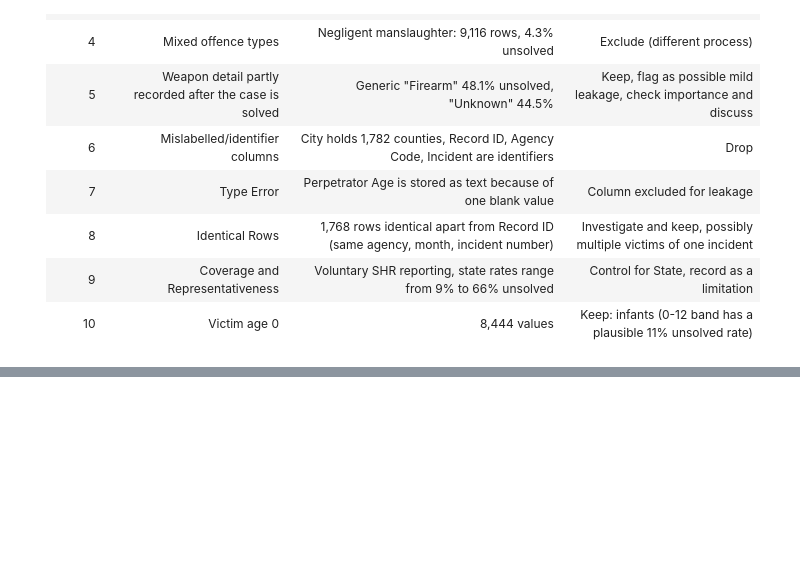
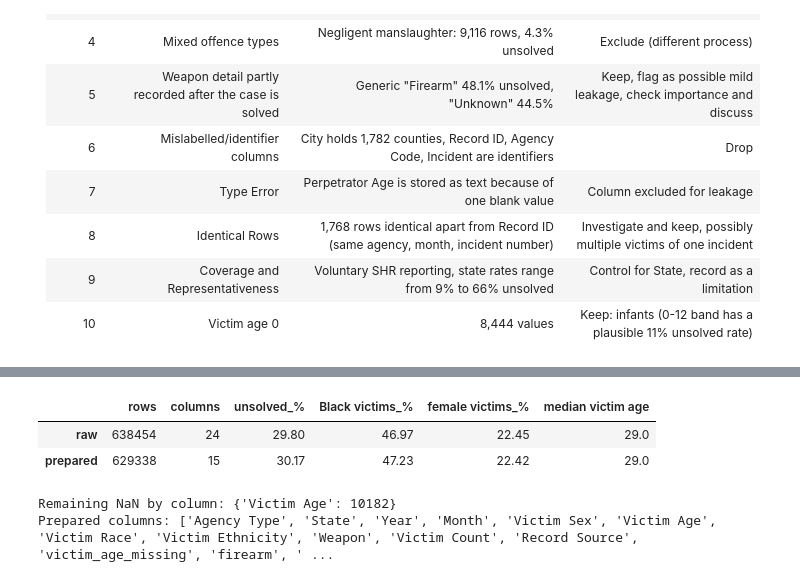
Before and after one commit to isabellelynch/WhoGetsJustice-DataAnalytics-2026, a Jupyter notebook: notebook/who-gets-justice.ipynb, the cells around one changed output, grey strips where cells are left out. Drawn from its saved outputs; the diff is of its cells as text; code cells hidden in the pictures; blank space fills up the shorter version.

```diff
--- a/notebook/who-gets-justice.ipynb
+++ b/notebook/who-gets-justice.ipynb
@@ -518,0 +540,8 @@ Victim Race counts: {'White': 317422, 'Black': 299899, 'Asian/Pacific Islander':
+# %%
+# 3.3 CLEANING: victim age codes
+age998 = df["Victim Age"].isin([99, 998])
+df["victim_age_missing"] = age998.astype(int)
+df["Victim Age"] = df["Victim Age"].where(~age998)          # 99/998 -> NaN; imputed later inside the pipeline
+log("Victim Age 998 and 99 = unknown codes", "Set to NaN + added victim_age_missing indicator, median imputation inside the model pipeline (fitted on training data only)",
+    "998 would be read as a 998-year-old, 99 has 9,281 records vs 33 at age 98 and a 52% unsolved rate, so it is a code, not an age",
+    "Unknown-age victims are otherwise comparable, a few genuine 99-year-olds are also set to missing", f"{age998.sum():,} values", "Indicator lets the model treat these separately, no leakage because the median is learned from training data")
@@ -518,0 +564,38 @@ Victim Race counts: {'White': 317422, 'Black': 299899, 'Asian/Pacific Islander':
+# %%
+# 3.5 FEATURE CONSTRUCTION
+firearms = ["Handgun", "Firearm", "Rifle", "Shotgun", "Gun"]
+df["firearm"] = df["Weapon"].isin(firearms).astype(int)
+df["multi_victim"] = df["Victim Count"].gt(0).astype(int)
+df["unsolved"] = df["Crime Solved"].eq("No").astype(int)
+month_order = ["January", "February", "March", "April", "May", "June", "July", "August", "September", "October", "November", "December"]
+df["Month"] = pd.Categorical(df["Month"], categories=month_order)
+log("Weapon has 16 levels incl. 5 firearm types", "Constructed firearm = 1 if Handgun/Firearm/Rifle/Shotgun/Gun (Weapon kept too)",
+    "Prior work finds firearm cases clear less often, one flag is easy to report", "Firearm subtypes behave similarly",
+    f"{df['firearm'].sum():,} firearm cases", "Used in EDA and interpretation")
+log("Victim Count counts *additional* victims", "Constructed multi_victim = Victim Count > 0",
+    "Multiple-victim incidents may attract more investigative effort", "Value 0 = single victim",
+    f"{df['multi_victim'].sum():,} rows", "Numeric Victim Count kept for the RF")
+log("Target is text 'Yes'/'No'", "unsolved = 1 if Crime Solved == 'No' (positive class = unsolved)",
+    "The event of interest is the failure to clear", "Agency status at time of reporting is the truth label",
+    f"{df['unsolved'].sum():,} positives", "Class balance re-checked in 3.6")
+df = df.drop(columns=["Crime Solved"])
+# %%
+# 3.6 VALIDATION: before/after profile
+after = pd.DataFrame({
+    "rows": [n0, len(df)],
+    "columns": [raw.shape[1], df.shape[1]],
+    "unsolved_%": [raw["Crime Solved"].eq("No").mean() * 100, df["unsolved"].mean() * 100],
+    "Black victims_%": [raw["Victim Race"].eq("Black").mean() * 100, df["Victim Race"].eq("Black").mean() * 100],
+    "female victims_%": [raw["Victim Sex"].eq("Female").mean() * 100, df["Victim Sex"].eq("Female").mean() * 100],
+    "median victim age": [raw.loc[raw["Victim Age"] < 99, "Victim Age"].median(), df["Victim Age"].median()],
+}, index=["raw", "prepared"]).round(2)
+display(after)
+print("Remaining NaN by column:", df.isna().sum()[df.isna().sum() > 0].to_dict())
+print("Prepared columns:", df.columns.tolist())
+df.to_csv(DATA / "homicides_prepared.csv", index=False)
+# %% [output]
+|  | rows | columns | unsolved_% | Black victims_% | female victims_% | median victim age |
+| raw | 638454 | 24 | 29.80 | 46.97 | 22.45 | 29.0 |
+| prepared | 629338 | 15 | 30.17 | 47.23 | 22.42 | 29.0 |
+Remaining NaN by column: {'Victim Age': 10182}
+Prepared columns: ['Agency Type', 'State', 'Year', 'Month', 'Victim Sex', 'Victim Age', 'Victim Race', 'Victim Ethnicity', 'Weapon', 'Victim Count', 'Record Source', 'victim_age_missing', 'firearm', ' ...
```
Also changed, not shown: parts of 10 cells of this notebook, 1 other file.
